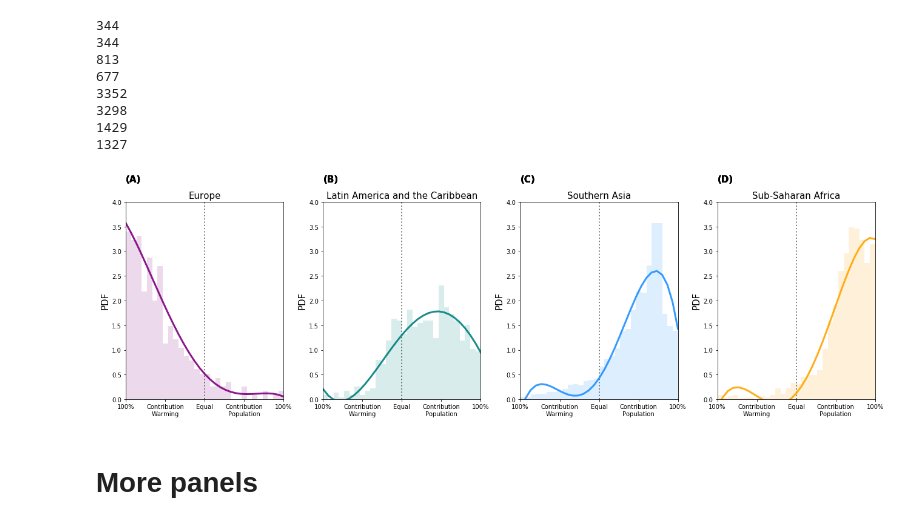
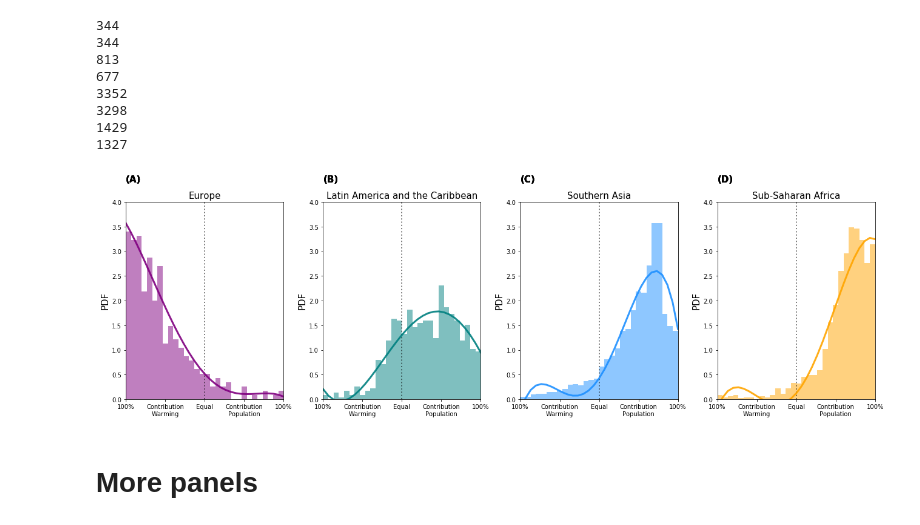
Before and after one commit to ecohydro/GlobalUrbanHeat, a Jupyter notebook: Notebooks/cpt_Fig3_Final.ipynb, the cells around one changed output. Saved outputs shown, nothing was run; the diff lists cells and outputs as text; code cells hidden in the pictures.

```diff
--- a/Notebooks/cpt_Fig3_Final.ipynb
+++ b/Notebooks/cpt_Fig3_Final.ipynb
@@ -157,7 +157,7 @@ FN_IN = 'processed/AllDATA-GHS-ERA5-HI406-PDAYS.csv'
 HI_STATS = pd.read_csv(DATA_IN+FN_IN)
 
 # File out
-FN_OUT = 'FIG3_ERA5_Final.png'
+FN_OUT = 'FIG3_ERA5_Final-IRI.png'
 
 # scale the date in the plot
 scale = 10**9
@@ -295,7 +295,7 @@ for i, df in enumerate(zip(df_list, color_list)):
 
     # Git data for hist and poly fit
     data = df[0]['coef_attrib_norm']
-    axs[i].hist(data, density = True, color = df[1], alpha = 0.15, bins = 30)
+    axs[i].hist(data, density = True, color = df[1], alpha = 0.50, bins = 30)
     x = axs[i].hist(data, density = True, color = df[1], alpha = 0, bins = 30)[1]
     y = axs[i].hist(data, density = True, color = df[1], alpha = 0, bins = 30)[0]
     y = np.insert(y, 0, y[0])
@@ -311,34 +311,34 @@ for i, df in enumerate(zip(df_list, color_list)):
     sort_axis = operator.itemgetter(0)
     sorted_zip = sorted(zip(x,y_poly_pred), key=sort_axis)
     x, y_poly_pred = zip(*sorted_zip)
     axs[i].plot(x, y_poly_pred, alpha = 0.9, linewidth=3, color = color_list[i])
 
     # V line
     axs[i].vlines(x = 0.5, ymin = 0, ymax = 5, lw=2, linestyles = ':',
                   alpha = 0.5, color = 'black')
 
     #sns.kdeplot(data, color = df[1], ax = axs[i], **kwargs, legend = False) # kernel
     axs[i].set_title(loc_list[i], fontsize = 15)
     axs[i].set_xlim(xlim)
     axs[i].set_ylim(ylim)
     axs[i].set_ylabel('PDF', fontsize = 15)
     #axs[i].set_xlabel('% Warming                 % Population', fontsize = 15)
     axs[i].set_xticks(ticks);
     axs[i].set_xticklabels(labels)
 
     # add panel labels
     axs[0].text(0.00, 1.1, '(A)', transform=axs[0].transAxes, size=15, fontweight='bold')
     axs[0].text(1.25, 1.1, '(B)', transform=axs[0].transAxes, size=15, fontweight='bold')
     axs[0].text(2.5, 1.1, '(C)', transform=axs[0].transAxes, size=15, fontweight='bold')
     axs[0].text(3.75, 1.1, '(D)', transform=axs[0].transAxes, size=15, fontweight='bold')
 
 ### color bar on far left plot
 kwargs = {'anchor' : (-0.5, 0.5), 'fraction' : .01, 'shrink' : 2}
 fig.subplots_adjust(right=0.84)
 
 plt.savefig(FIG_OUT+FN_OUT, dpi = 300, bbox_inches='tight')
 # %% [output]
-[figure, old version]
+[figure, new version]
 # %% [markdown]
 # More panels
 # %%
```
Also changed, not shown: 1 other file.
